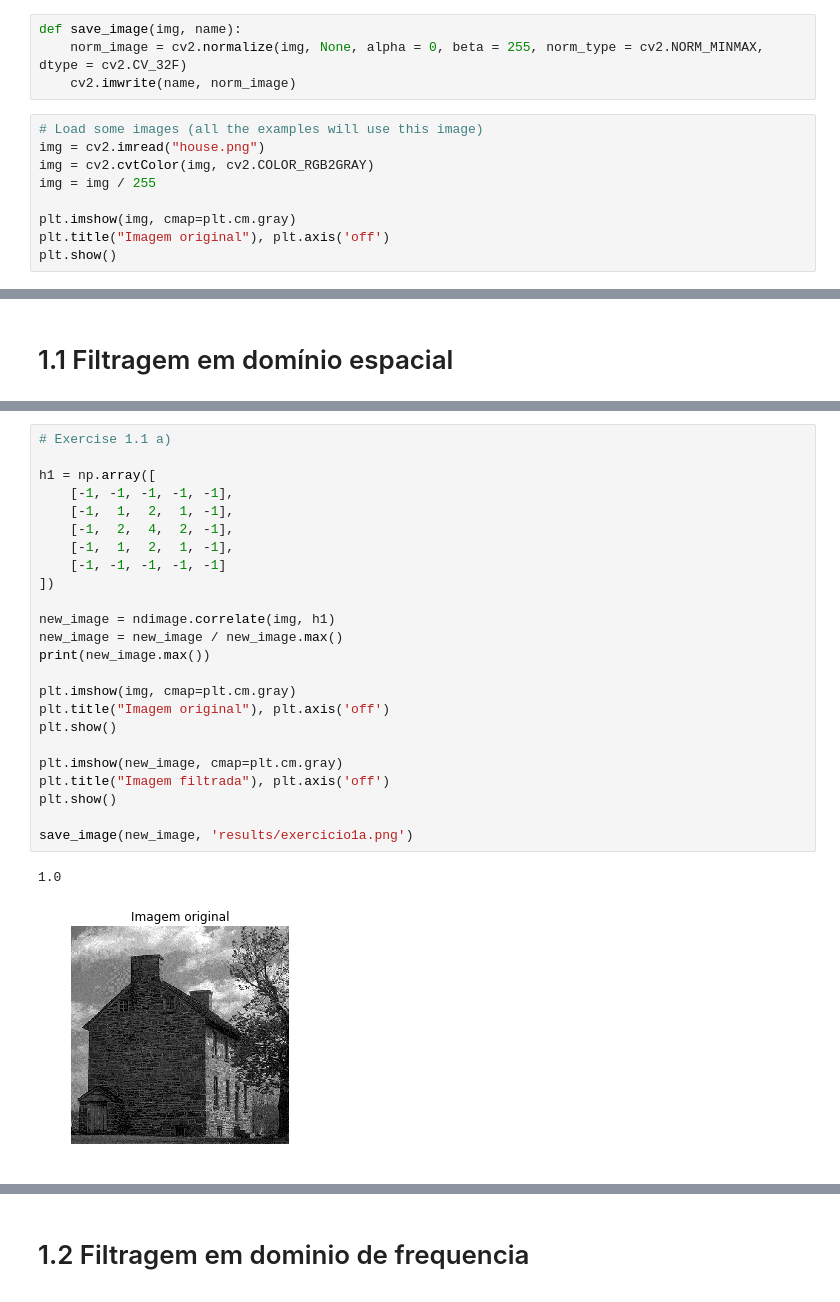
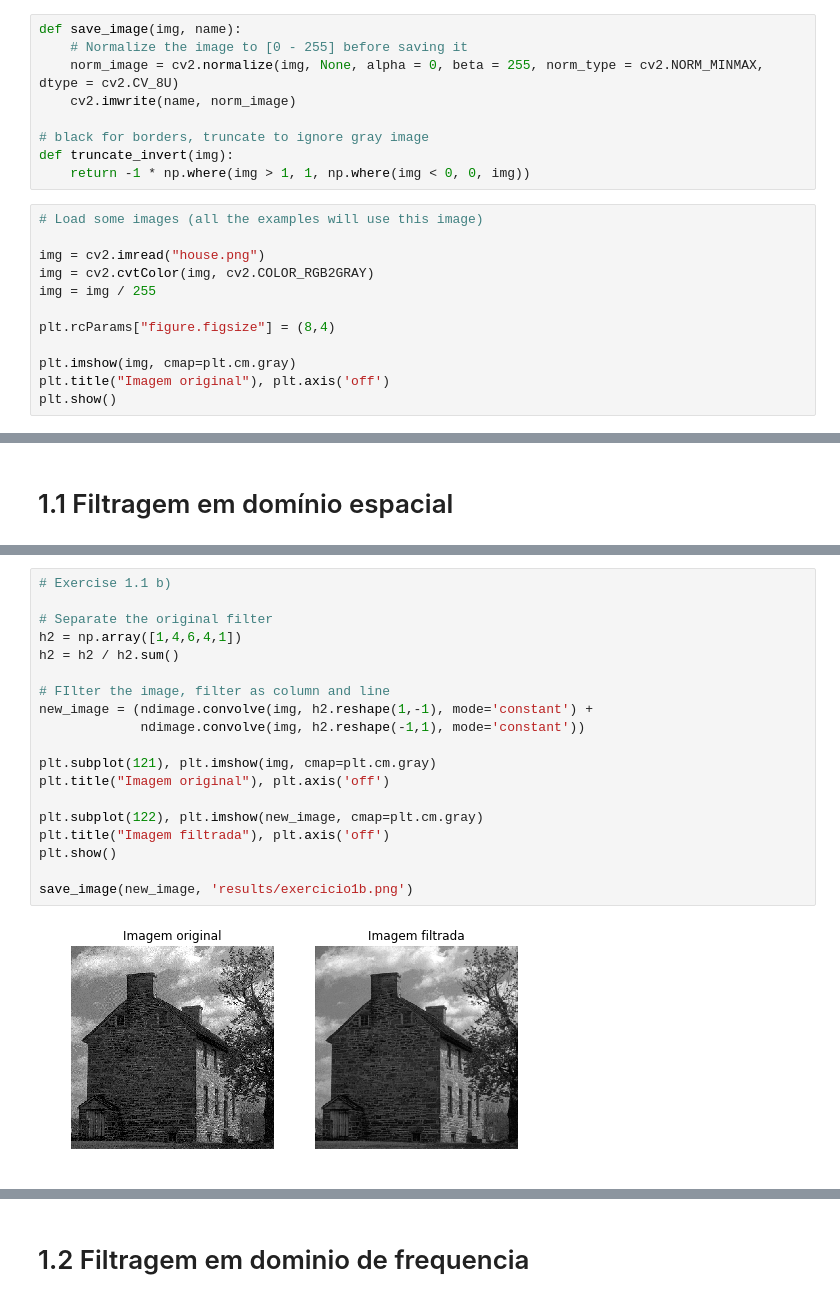
Before and after one commit to AllanNozomu/MC920, a Jupyter notebook: trabalho1/Trabalho 1.ipynb, the cells around one changed output, grey strips where cells are left out. Drawn from its saved outputs; the diff is of its cells as text.

```diff
--- a/trabalho1/Trabalho 1.ipynb
+++ b/trabalho1/Trabalho 1.ipynb
@@ -9,14 +10,22 @@ import matplotlib.pyplot as plt
 import math
 # %%
 def save_image(img, name):
-    norm_image = cv2.normalize(img, None, alpha = 0, beta = 255, norm_type = cv2.NORM_MINMAX, dtype = cv2.CV_32F)
+    # Normalize the image to [0 - 255] before saving it
+    norm_image = cv2.normalize(img, None, alpha = 0, beta = 255, norm_type = cv2.NORM_MINMAX, dtype = cv2.CV_8U)
     cv2.imwrite(name, norm_image)
+
+# black for borders, truncate to ignore gray image
+def truncate_invert(img):
+    return -1 * np.where(img > 1, 1, np.where(img < 0, 0, img))
 # %%
 # Load some images (all the examples will use this image)
+
 img = cv2.imread("house.png")
 img = cv2.cvtColor(img, cv2.COLOR_RGB2GRAY)
 img = img / 255
 
+plt.rcParams["figure.figsize"] = (8,4)
+
 plt.imshow(img, cmap=plt.cm.gray)
 plt.title("Imagem original"), plt.axis('off')
 plt.show()
@@ -27,27 +64,21 @@ plt.show()
 # %%
-# Exercise 1.1 a)
+# Exercise 1.1 b)
 
-h1 = np.array([
-    [-1, -1, -1, -1, -1],
-    [-1,  1,  2,  1, -1],
-    [-1,  2,  4,  2, -1],
-    [-1,  1,  2,  1, -1],
-    [-1, -1, -1, -1, -1]
-])
+# Separate the original filter
+h2 = np.array([1,4,6,4,1])
+h2 = h2 / h2.sum()
 
-new_image = ndimage.correlate(img, h1)
-new_image = new_image / new_image.max()
-print(new_image.max())
+# FIlter the image, filter as column and line
+new_image = (ndimage.convolve(img, h2.reshape(1,-1), mode='constant') +
+             ndimage.convolve(img, h2.reshape(-1,1), mode='constant'))
 
-plt.imshow(img, cmap=plt.cm.gray)
+plt.subplot(121), plt.imshow(img, cmap=plt.cm.gray)
 plt.title("Imagem original"), plt.axis('off')
-plt.show()
 
-plt.imshow(new_image, cmap=plt.cm.gray)
+plt.subplot(122), plt.imshow(new_image, cmap=plt.cm.gray)
 plt.title("Imagem filtrada"), plt.axis('off')
 plt.show()
 
-save_image(new_image, 'results/exercicio1a.png')
+save_image(new_image, 'results/exercicio1b.png')
 # %% [output]
-1.0
-[figure, old version]
+[figure, new version]
```
Also changed, not shown: parts of 16 cells of this notebook.
